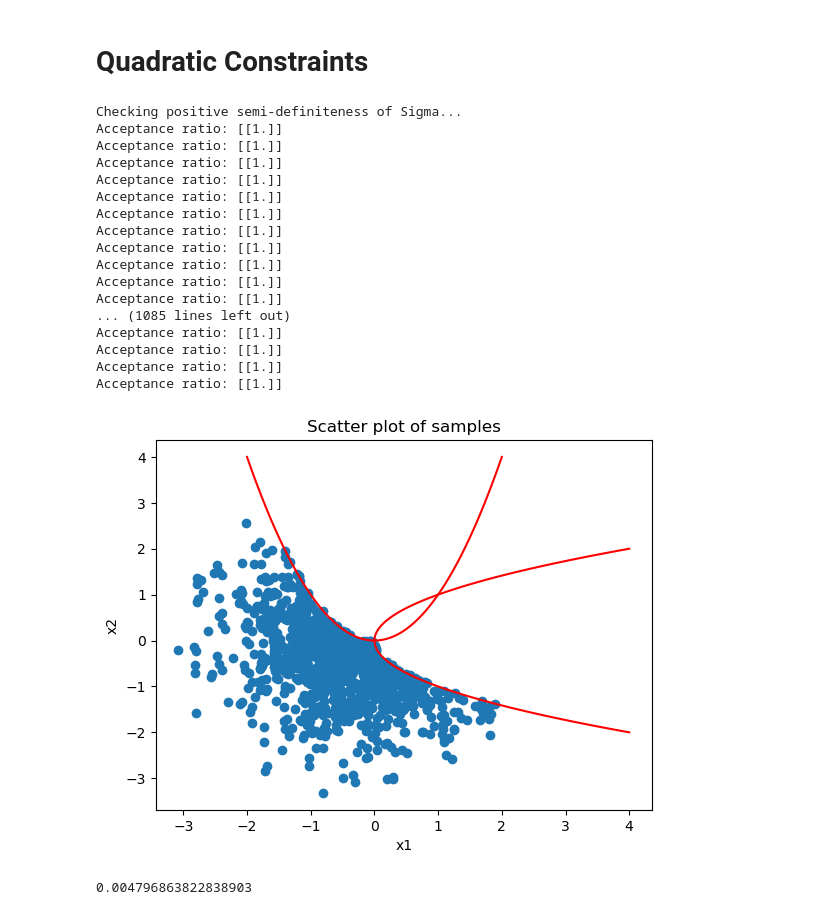
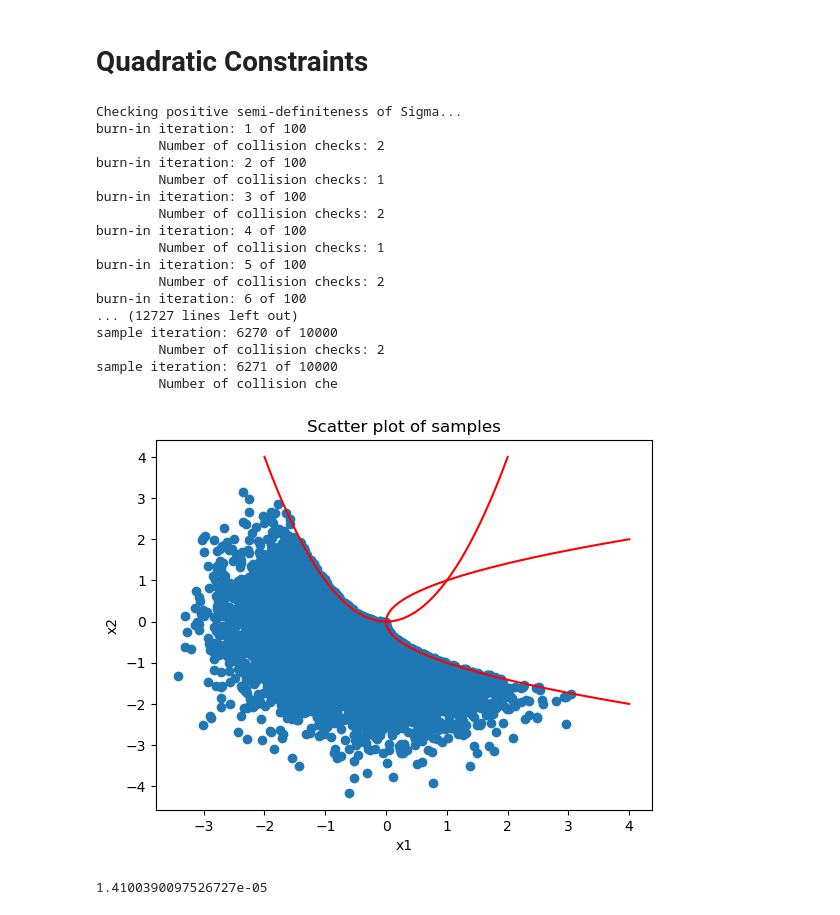
Before and after one commit to erik-a-bensen/tmg_hmc, a Jupyter notebook: tests.ipynb, the cells around one changed output. Saved outputs shown, nothing was run; the diff lists cells and outputs as text; code cells hidden in the pictures.

Commit message:
minor verbose changes

```diff
--- a/tests.ipynb
+++ b/tests.ipynb
@@ -221,36 +123,36 @@ Acceptance ratio: [[1.]]
 # %%
 sampler = TMGSampler(mu, sigma)
 sampler.add_constraint(A=np.array([[1,0],[0,0]]), f=np.array([0,-1]), c=0) # X2 <= X1^2
 sampler.add_constraint(A=np.array([[0,0],[0,1]]), f=np.array([-1,0]), c=0) # X1 <= X2^2
 x0 = np.array([-1,0]).reshape(-1, 1)
-samples = sampler.sample(x0, 1000, 100, verbose=False)
+samples = sampler.sample(x0, 10000, 100, verbose=True)
 # Scatter plot
 plt.scatter(samples[:,0], samples[:,1])
 plt.xlabel('x1')
 plt.ylabel('x2')
 x = np.linspace(-2,2,100)
 plt.plot(x, x**2, color='red')
 plt.plot(x**2, x, color='red')
 plt.title('Scatter plot of samples')
 plt.show()
 print(min(samples[:,0]**2 - samples[:,1]))
 # %% [output]
 Checking positive semi-definiteness of Sigma...
-Acceptance ratio: [[1.]]
-Acceptance ratio: [[1.]]
-Acceptance ratio: [[1.]]
-Acceptance ratio: [[1.]]
-Acceptance ratio: [[1.]]
-Acceptance ratio: [[1.]]
-Acceptance ratio: [[1.]]
-Acceptance ratio: [[1.]]
-Acceptance ratio: [[1.]]
-Acceptance ratio: [[1.]]
-Acceptance ratio: [[1.]]
-... (1085 lines left out)
-Acceptance ratio: [[1.]]
-Acceptance ratio: [[1.]]
-Acceptance ratio: [[1.]]
-Acceptance ratio: [[1.]]
+burn-in iteration: 1 of 100
+        Number of collision checks: 2
+burn-in iteration: 2 of 100
+        Number of collision checks: 1
+burn-in iteration: 3 of 100
+        Number of collision checks: 2
+burn-in iteration: 4 of 100
+        Number of collision checks: 1
+burn-in iteration: 5 of 100
+        Number of collision checks: 2
+burn-in iteration: 6 of 100
+... (12727 lines left out)
+sample iteration: 6270 of 10000
+        Number of collision checks: 2
+sample iteration: 6271 of 10000
+        Number of collision che
-[figure, old version]
+[figure, new version]
-0.004796863822838903
+1.4100390097526727e-05
```
Also changed, not shown: parts of 6 cells of this notebook, 1 other file.
